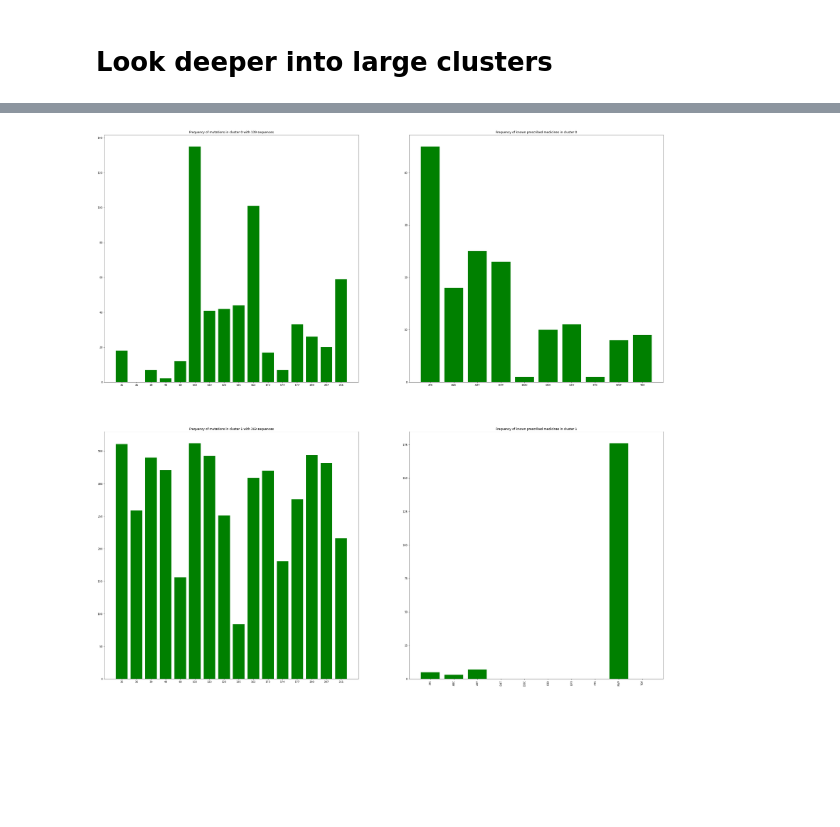
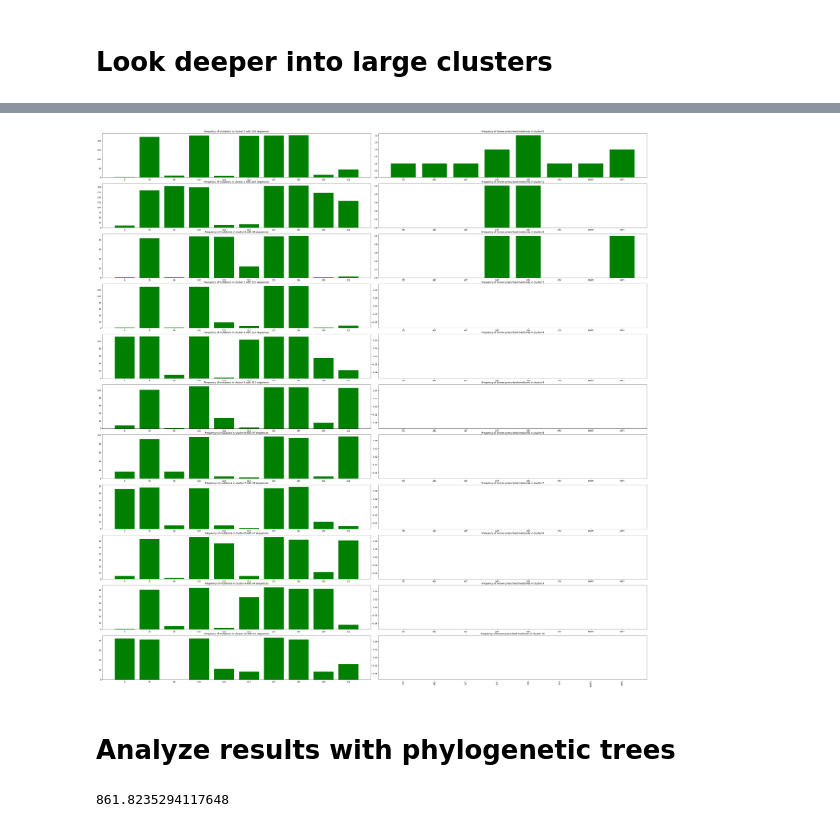
Before and after one commit to shefaliqamar/HIV-Epistatic, a Jupyter notebook: HIVEpistatic.ipynb, the cells around one changed output, grey strips where cells are left out. Drawn from its saved outputs; the diff is of its cells as text; code cells hidden in the pictures; blank space fills up the shorter version.

```diff
--- a/HIVEpistatic.ipynb
+++ b/HIVEpistatic.ipynb
@@ -501,5 +664,6 @@ import matplotlib.pyplot as plt
 colors = train_metadata['Label_number']
 trans = umap.UMAP(n_neighbors=5, random_state=42).fit(train_data)  # norm_train
 plt.scatter(trans.embedding_[:, 0], trans.embedding_[:, 1], s= 5, c=colors, cmap='Spectral')  # c=y_train
+plt.rcParams['figure.figsize'] = (10,3)
 plt.title('Embedding of the training set by UMAP', fontsize=24)
 # %% [output]
@@ -718,7 +1025,7 @@ info.head() #clusters 4, 5, 8,
 # %% [markdown]
 # Look deeper into large clusters
 # %%
-CLUSTER = 0
+CLUSTER = 3
 
 cluster1 = []
 cluster1_metadata = []
@@ -740,9 +1047,10 @@ Text(0.5, 1.0, 'Embedding of the training set by UMAP')
 # %%
 from sklearn.cluster import DBSCAN
-clustering = DBSCAN(eps=2, min_samples=15).fit(trans.embedding_)
+sub_clustering = DBSCAN(eps=.7, min_samples=40).fit(trans.embedding_)
 
 
-plt.scatter(trans.embedding_[:, 0], trans.embedding_[:, 1], s= 5, c=clustering.labels_, cmap='Spectral')
+plt.scatter(trans.embedding_[:, 0], trans.embedding_[:, 1], s= 5, c=sub_clustering.labels_, cmap='Spectral')
+plt.legend(*scatter.legend_elements(num=len(set(sub_clustering.labels_))), loc="best", title="Classes")
 plt.title('DBScan clustering on Embedding of the training set by UMAP', fontsize=16);
 plt.figure(figsize=(300,300))
 plt.show()
@@ -750,9 +1058,9 @@ plt.show()
 # pick some samples to decode
 visitedClusters = []
 num_show = 10
-for core_index in clustering.core_sample_indices_:
-    cluster = clustering.labels_[core_index]
-    if cluster in visitedClusters or not cluster1_metadata.iloc[core_index]['Cocktail']:
+for core_index in sub_clustering.core_sample_indices_:
+    cluster = sub_clustering.labels_[core_index]
+    if cluster in visitedClusters:  # or not cluster1_metadata.iloc[core_index]['Cocktail']:
         continue
     visitedClusters.append(cluster)
     print(f"\n==============================Exploring cluster {cluster}============================")
@@ -770,5 +1078,5 @@ for core_index in clustering.core_sample_indices_:
     print("REPRESENTATIVE POINT LOCATION: ", midpoint)
     for i in range(0,len(closest)):
         row = cluster1_metadata.iloc[close_indices[i]]
-        print("Label: ", row['Label'], " | Cluster: ", clustering.labels_[close_indices[i]], " | Rep. Mutation Positions: ", row['Positions mutated'],  " | Cocktail: ", row['Cocktail'])
+        print("Label: ", row['Label'], " | Cluster: ", sub_clustering.labels_[close_indices[i]], " | Rep. Mutation Positions: ", row['Positions mutated'],  " | Cocktail: ", row['Cocktail'])
 # %% [output]
@@ -794,15 +1089,15 @@ Label:  None  | Cluster:  1  | Rep. Mutation Positions:  ()  | Cocktail:  ('NVP'
 # %%
-seen = {}
-for i in range(len(clustering.labels_)):
-    cluster = clustering.labels_[i]
-    if cluster not in seen:
-        seen[cluster] = []
+seen_sub = {}
+for i in range(len(sub_clustering.labels_)):
+    cluster = sub_clustering.labels_[i]
+    if cluster not in seen_sub:
+        seen_sub[cluster] = []
     seq = train_metadata.iloc[i]['Sequence']
-    seen[cluster].append((i, seq))
+    seen_sub[cluster].append((i, seq))
 
 
-for cluster in sorted(seen.keys()):
-    print(f"Number of sequences in cluster {cluster}: {len(seen[cluster])}")
+for cluster in sorted(seen_sub.keys()):
+    print(f"Number of sequences in cluster {cluster}: {len(seen_sub[cluster])}")
 
-new_clust = clustering
+new_clust = sub_clustering
 # %% [output]
@@ -812,4 +1116,6 @@ Number of sequences in cluster 1: 369
 # %%
-plot_cluster_mutation_distributions(clustering, cluster1_metadata)
+plot_cluster_mutation_distributions(sub_clustering, cluster1_metadata, seen_sub)
 # %% [output]
-[figure, old version]
+[figure, new version]
+# %% [markdown]
+# Analyze results with phylogenetic trees
@@ -815,0 +1126,4 @@ plot_cluster_mutation_distributions(clustering, cluster1_metadata)
+# %%
+train_metadata.shape[0] / 17
+# %% [output]
+861.8235294117648
```
Also changed, not shown: parts of 67 cells of this notebook, 2 other files.
